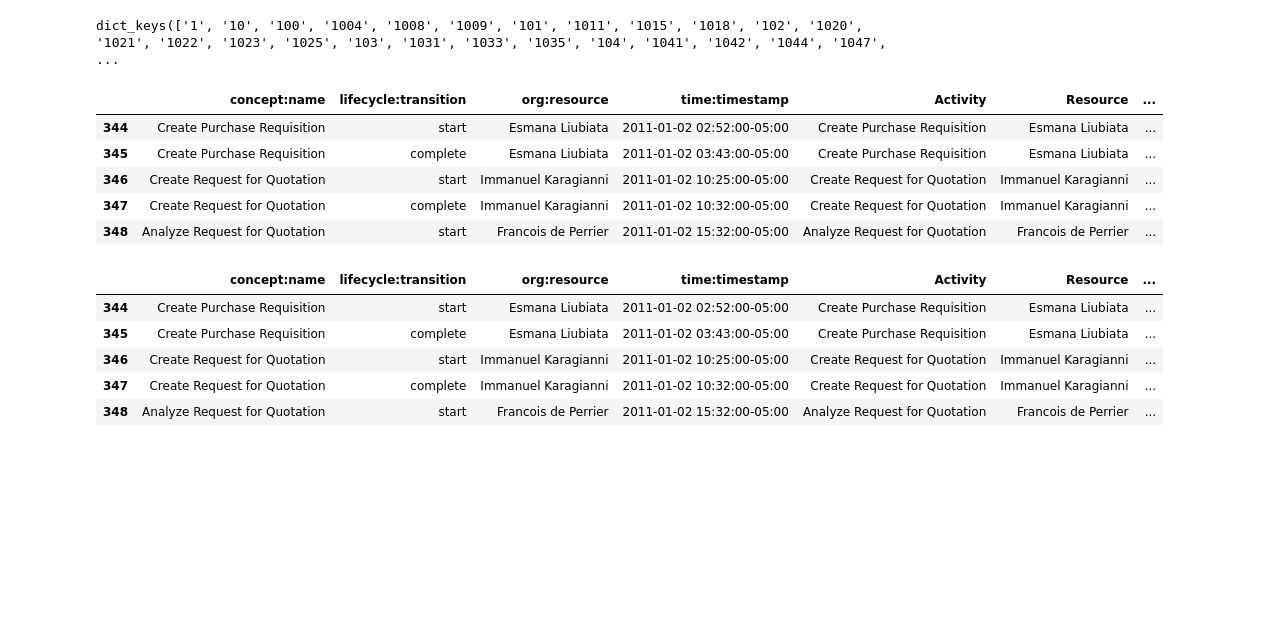
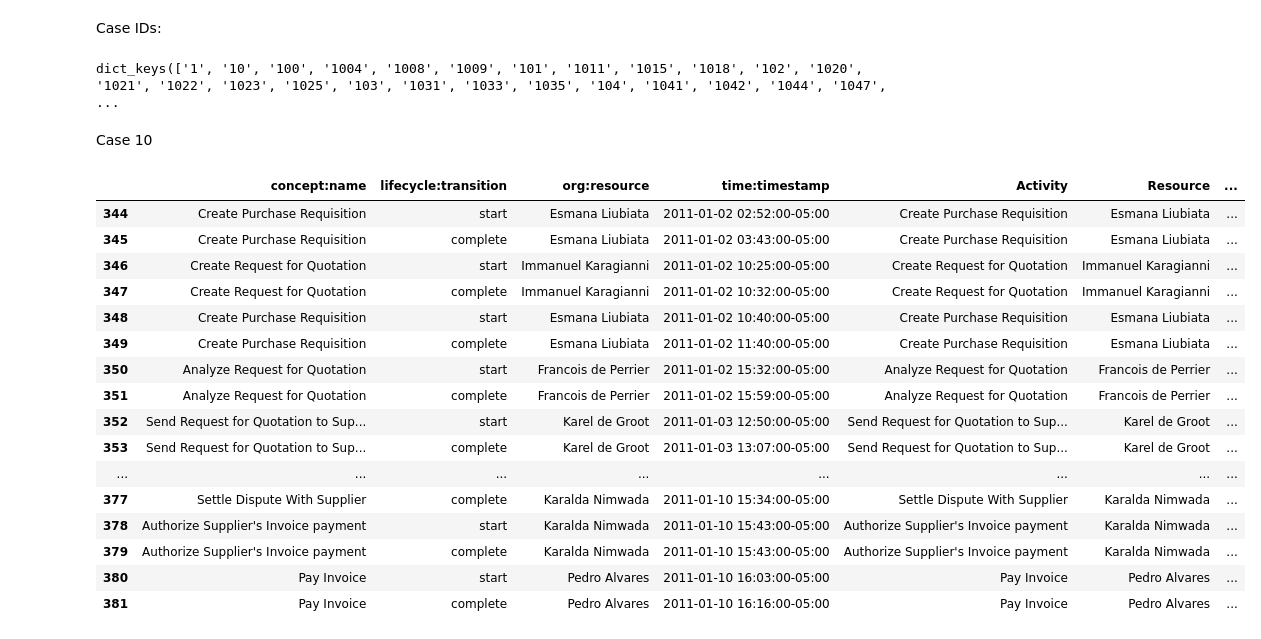
Before and after one commit to AutomatedProcessImprovement/waiting-time-analysis, a Jupyter notebook: handover.ipynb, the cells around one changed output. Drawn from its saved outputs; the diff is of its cells as text; code cells hidden in the pictures; blank space fills up the shorter version.

```diff
--- a/handover.ipynb
+++ b/handover.ipynb
@@ -2,3 +6,8 @@
 import pandas as pd
 from pm4py.objects.conversion.log import converter as log_converter
 from pm4py.objects.log.importer.xes import importer as xes_importer
+
+# log = xes_importer.apply('data/PurchasingExample.xes')
+log = xes_importer.apply('data/PurchasingExampleModified.xes')
+event_log = log_converter.apply(log, variant=log_converter.Variants.TO_DATA_FRAME)
+event_log_by_case = event_log.groupby(by='case:concept:name')
@@ -8 +14,3 @@ event_log = log_converter.apply(log, variant=log_converter.Variants.TO_DATA_FRAM
+# %% [markdown]
+Case IDs:
 # %%
@@ -10,23 +17,27 @@ event_log_by_case = event_log.groupby(by='case:concept:name')
 event_log_by_case.groups.keys()
 # %% [output]
 dict_keys(['1', '10', '100', '1004', '1008', '1009', '101', '1011', '1015', '1018', '102', '1020', '1021', '1022', '1023', '1025', '103', '1031', '1033', '1035', '104', '1041', '1042', '1044', '1047', ...
-# %%
-case = event_log_by_case.get_group('10')
-case.head()
-# %% [output]
-|  | concept:name | lifecycle:transition | org:resource | time:timestamp | Activity | Resource | ... |
-| 344 | Create Purchase Requisition | start | Esmana Liubiata | 2011-01-02 02:52:00-05:00 | Create Purchase Requisition | Esmana Liubiata | ... |
-| 345 | Create Purchase Requisition | complete | Esmana Liubiata | 2011-01-02 03:43:00-05:00 | Create Purchase Requisition | Esmana Liubiata | ... |
-| 346 | Create Request for Quotation | start | Immanuel Karagianni | 2011-01-02 10:25:00-05:00 | Create Request for Quotation | Immanuel Karagianni | ... |
-| 347 | Create Request for Quotation | complete | Immanuel Karagianni | 2011-01-02 10:32:00-05:00 | Create Request for Quotation | Immanuel Karagianni | ... |
-| 348 | Analyze Request for Quotation | start | Francois de Perrier | 2011-01-02 15:32:00-05:00 | Analyze Request for Quotation | Francois de Perrier | ... |
+# %% [markdown]
+Case 10
 # %%
+case = event_log_by_case.get_group('10')
 case = case.sort_values(by='time:timestamp')
-case.head()
+case[['Activity', 'Resource', 'time:timestamp', 'lifecycle:transition']]
 # %% [output]
 |  | concept:name | lifecycle:transition | org:resource | time:timestamp | Activity | Resource | ... |
 | 344 | Create Purchase Requisition | start | Esmana Liubiata | 2011-01-02 02:52:00-05:00 | Create Purchase Requisition | Esmana Liubiata | ... |
 | 345 | Create Purchase Requisition | complete | Esmana Liubiata | 2011-01-02 03:43:00-05:00 | Create Purchase Requisition | Esmana Liubiata | ... |
 | 346 | Create Request for Quotation | start | Immanuel Karagianni | 2011-01-02 10:25:00-05:00 | Create Request for Quotation | Immanuel Karagianni | ... |
 | 347 | Create Request for Quotation | complete | Immanuel Karagianni | 2011-01-02 10:32:00-05:00 | Create Request for Quotation | Immanuel Karagianni | ... |
-| 348 | Analyze Request for Quotation | start | Francois de Perrier | 2011-01-02 15:32:00-05:00 | Analyze Request for Quotation | Francois de Perrier | ... |
+| 348 | Create Purchase Requisition | start | Esmana Liubiata | 2011-01-02 10:40:00-05:00 | Create Purchase Requisition | Esmana Liubiata | ... |
+| 349 | Create Purchase Requisition | complete | Esmana Liubiata | 2011-01-02 11:40:00-05:00 | Create Purchase Requisition | Esmana Liubiata | ... |
+| 350 | Analyze Request for Quotation | start | Francois de Perrier | 2011-01-02 15:32:00-05:00 | Analyze Request for Quotation | Francois de Perrier | ... |
+| 351 | Analyze Request for Quotation | complete | Francois de Perrier | 2011-01-02 15:59:00-05:00 | Analyze Request for Quotation | Francois de Perrier | ... |
+| 352 | Send Request for Quotation to Sup... | start | Karel de Groot | 2011-01-03 12:50:00-05:00 | Send Request for Quotation to Sup... | Karel de Groot | ... |
+| 353 | Send Request for Quotation to Sup... | complete | Karel de Groot | 2011-01-03 13:07:00-05:00 | Send Request for Quotation to Sup... | Karel de Groot | ... |
+| ... | ... | ... | ... | ... | ... | ... | ... |
+| 377 | Settle Dispute With Supplier | complete | Karalda Nimwada | 2011-01-10 15:34:00-05:00 | Settle Dispute With Supplier | Karalda Nimwada | ... |
+| 378 | Authorize Supplier's Invoice payment | start | Karalda Nimwada | 2011-01-10 15:43:00-05:00 | Authorize Supplier's Invoice payment | Karalda Nimwada | ... |
+| 379 | Authorize Supplier's Invoice payment | complete | Karalda Nimwada | 2011-01-10 15:43:00-05:00 | Authorize Supplier's Invoice payment | Karalda Nimwada | ... |
+| 380 | Pay Invoice | start | Pedro Alvares | 2011-01-10 16:03:00-05:00 | Pay Invoice | Pedro Alvares | ... |
+| 381 | Pay Invoice | complete | Pedro Alvares | 2011-01-10 16:16:00-05:00 | Pay Invoice | Pedro Alvares | ... |
```
Also changed, not shown: parts of 42 cells of this notebook, 1 other file.
